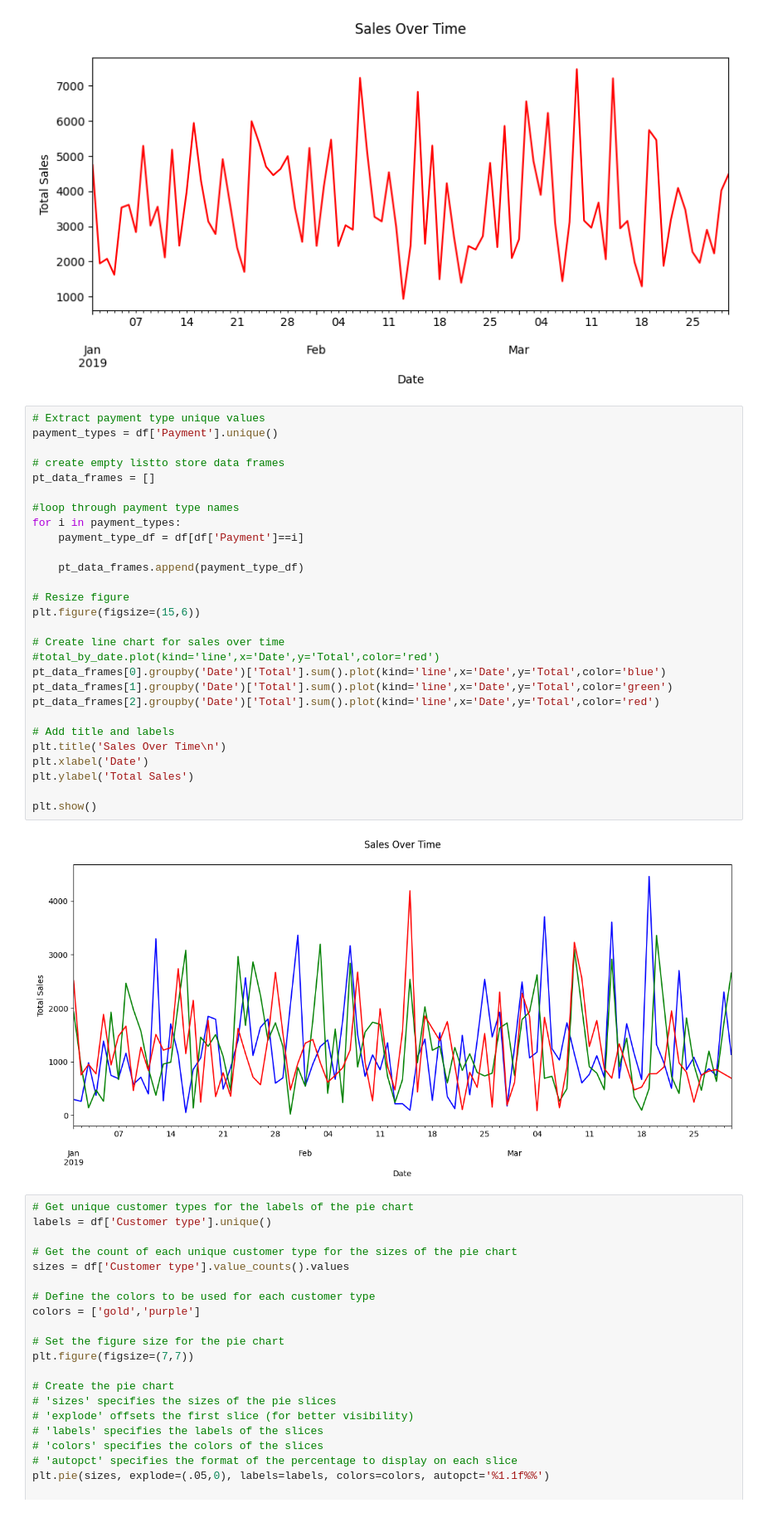
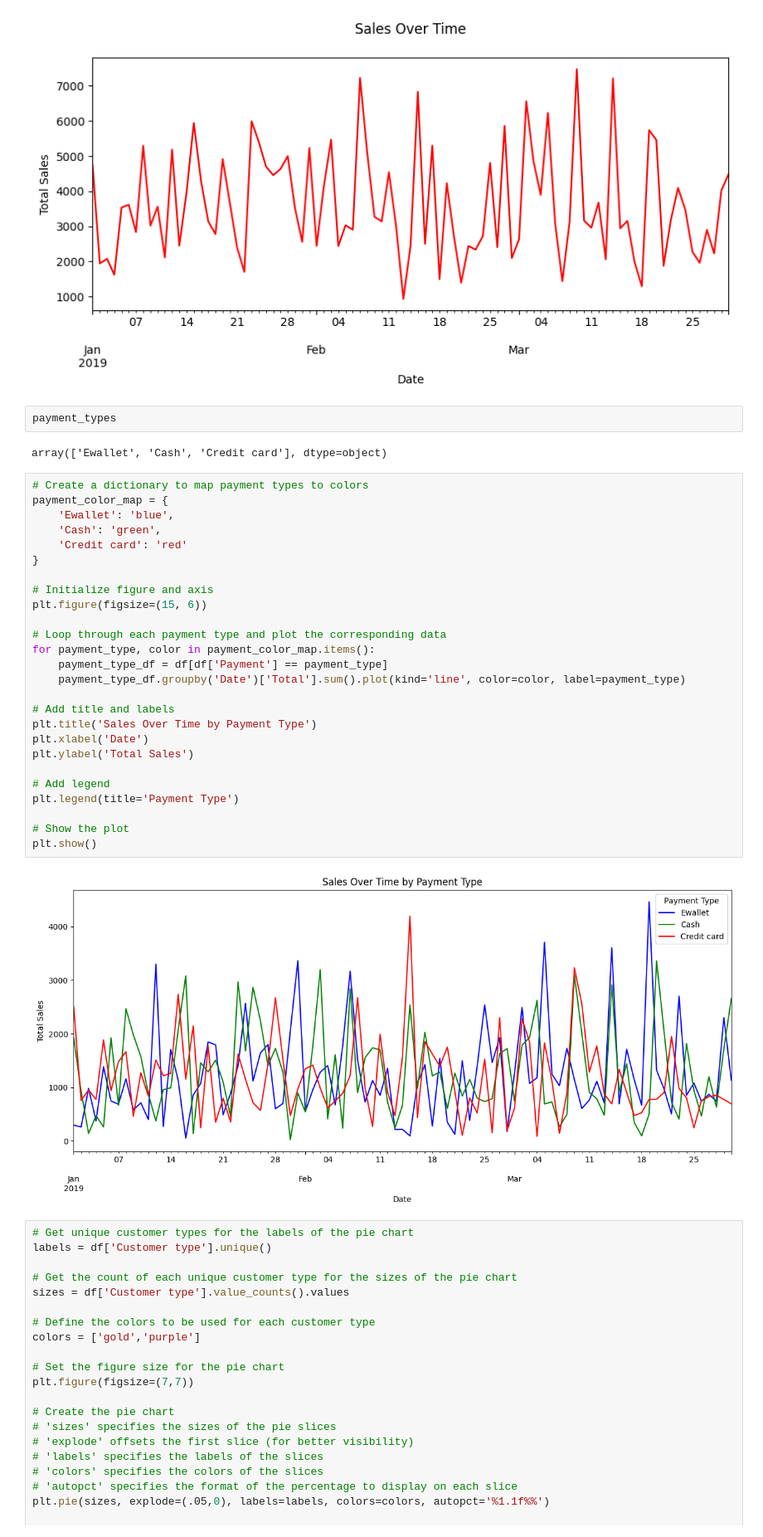
Before and after one commit to alanbjordan/RetailSalesAnalytics, a Jupyter notebook: supermarket_sales_notebook.ipynb, the cells around one changed output. Shown: that part at 83% size. Saved outputs shown, nothing was run; the diff lists cells and outputs as text.

Commit message:
Add color-coded line chart for sales by PT

```diff
--- a/supermarket_sales_notebook.ipynb
+++ b/supermarket_sales_notebook.ipynb
@@ -408,36 +408,38 @@ plt.ylabel('Total Sales')
 plt.show()
 # %% [output]
 [figure]
-# %%
-# Extract payment type unique values
-payment_types = df['Payment'].unique()
-
-# create empty listto store data frames
-pt_data_frames = []
-
-#loop through payment type names
-for i in payment_types:
-    payment_type_df = df[df['Payment']==i]
-
-    pt_data_frames.append(payment_type_df)
-
-# Resize figure
-plt.figure(figsize=(15,6))
-
-# Create line chart for sales over time
-#total_by_date.plot(kind='line',x='Date',y='Total',color='red')
-pt_data_frames[0].groupby('Date')['Total'].sum().plot(kind='line',x='Date',y='Total',color='blue')
-pt_data_frames[1].groupby('Date')['Total'].sum().plot(kind='line',x='Date',y='Total',color='green')
-pt_data_frames[2].groupby('Date')['Total'].sum().plot(kind='line',x='Date',y='Total',color='red')
-
-# Add title and labels
-plt.title('Sales Over Time\n')
-plt.xlabel('Date')
-plt.ylabel('Total Sales')
-
-plt.show()
-# %% [output]
-[figure, removed]
+# %%
+payment_types
+# %% [output]
+array(['Ewallet', 'Cash', 'Credit card'], dtype=object)
+# %%
+# Create a dictionary to map payment types to colors
+payment_color_map = {
+    'Ewallet': 'blue',
+    'Cash': 'green',
+    'Credit card': 'red'
+}
+
+# Initialize figure and axis
+plt.figure(figsize=(15, 6))
+
+# Loop through each payment type and plot the corresponding data
+for payment_type, color in payment_color_map.items():
+    payment_type_df = df[df['Payment'] == payment_type]
+    payment_type_df.groupby('Date')['Total'].sum().plot(kind='line', color=color, label=payment_type)
+
+# Add title and labels
+plt.title('Sales Over Time by Payment Type')
+plt.xlabel('Date')
+plt.ylabel('Total Sales')
+
+# Add legend
+plt.legend(title='Payment Type')
+
+# Show the plot
+plt.show()
+# %% [output]
+[figure, added]
 # %%
 # Get unique customer types for the labels of the pie chart
 labels = df['Customer type'].unique()
```
